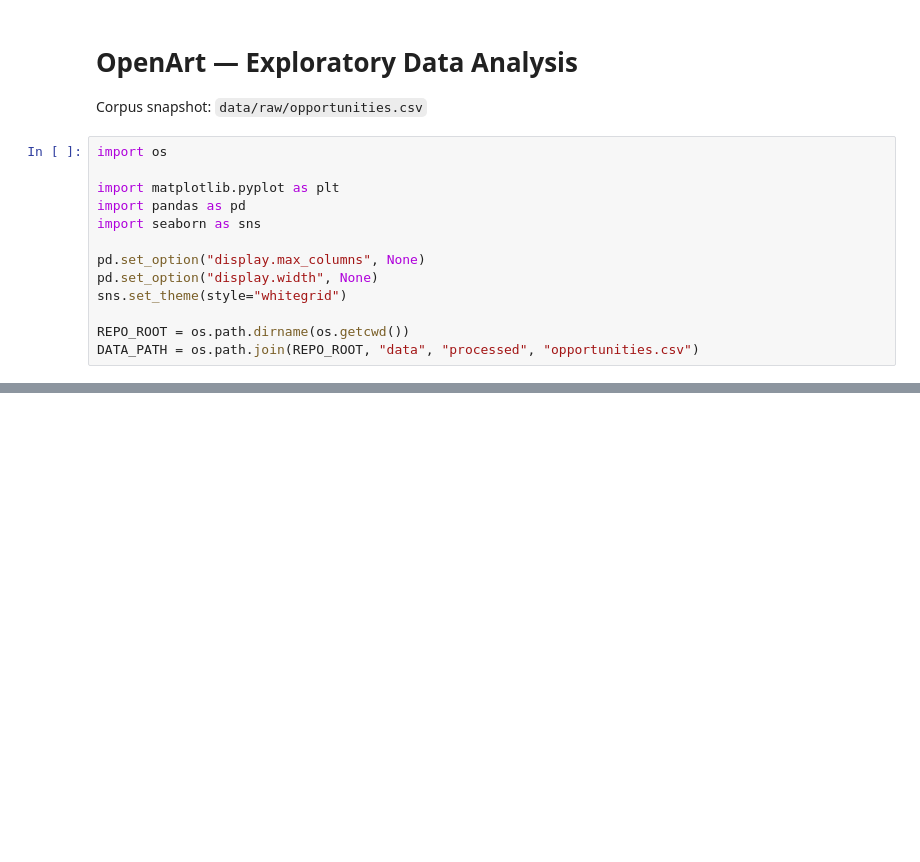
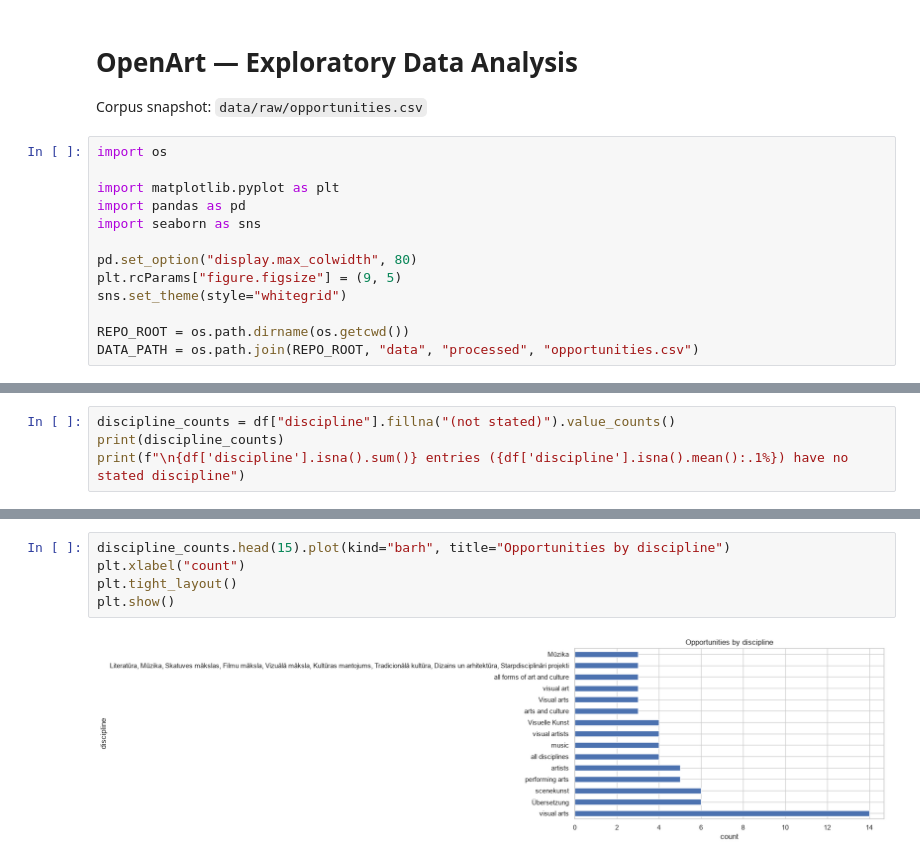
Before and after one commit to Lucaisok/open_art, a Jupyter notebook: notebooks/eda.ipynb, the cells around one changed output, grey strips where cells are left out. Drawn from its saved outputs; the diff is of its cells as text; blank space fills up the shorter version.

```diff
--- a/notebooks/eda.ipynb
+++ b/notebooks/eda.ipynb
@@ -9,8 +9,8 @@ import matplotlib.pyplot as plt
 import pandas as pd
 import seaborn as sns
 
-pd.set_option("display.max_columns", None)
-pd.set_option("display.width", None)
+pd.set_option("display.max_colwidth", 80)
+plt.rcParams["figure.figsize"] = (9, 5)
 sns.set_theme(style="whitegrid")
 
 REPO_ROOT = os.path.dirname(os.getcwd())
@@ -71,0 +72,4 @@ df.head()
+# %%
+discipline_counts = df["discipline"].fillna("(not stated)").value_counts()
+print(discipline_counts)
+print(f"\n{df['discipline'].isna().sum()} entries ({df['discipline'].isna().mean():.1%}) have no stated discipline")
@@ -71,0 +92,7 @@ df.head()
+# %%
+discipline_counts.head(15).plot(kind="barh", title="Opportunities by discipline")
+plt.xlabel("count")
+plt.tight_layout()
+plt.show()
+# %% [output]
+[figure, added]
```
Also changed, not shown: parts of 10 cells of this notebook, 3 other files.
